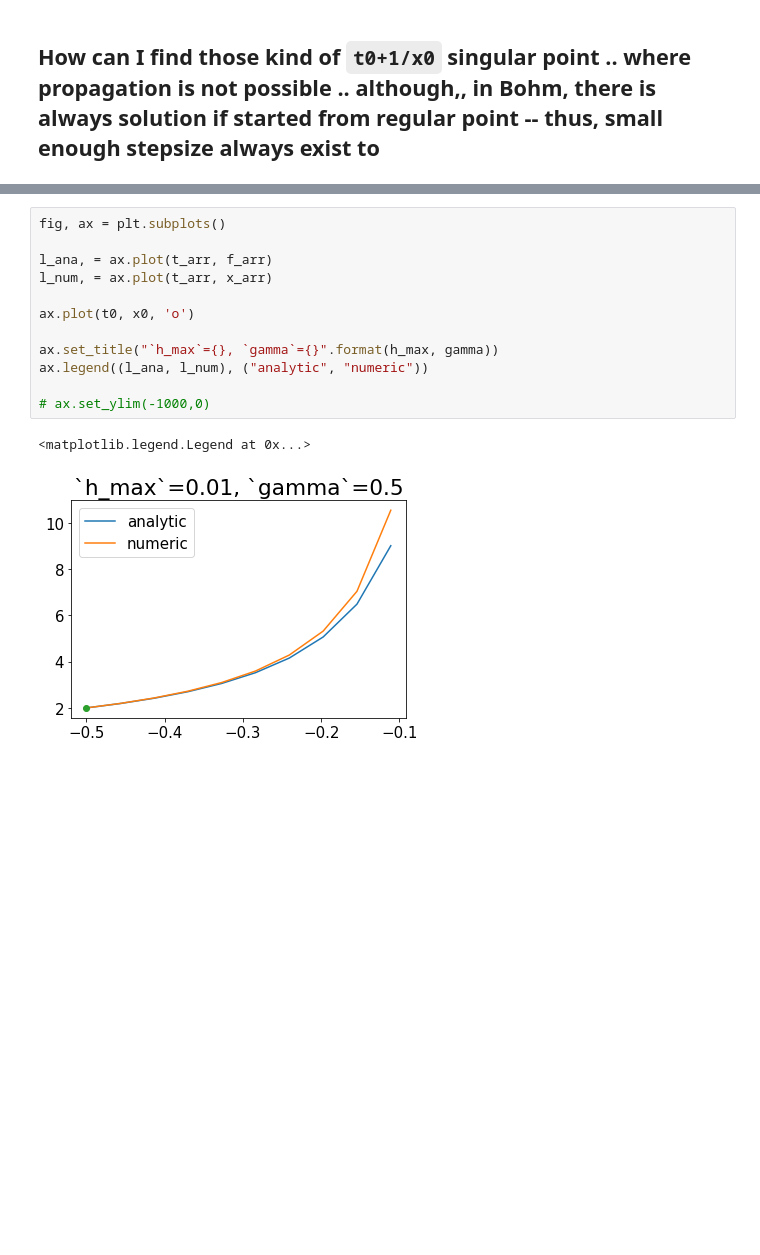
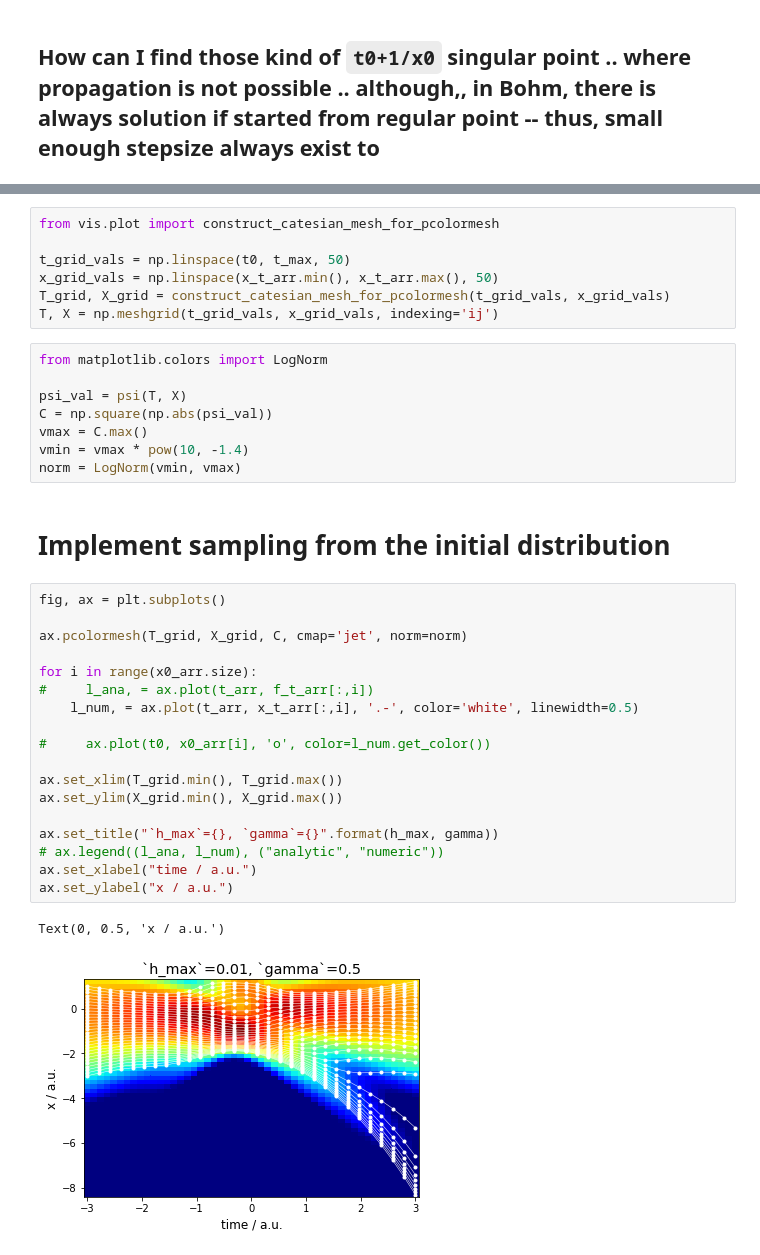
Before and after one commit to jam31118/implicit-euler, a Jupyter notebook: stepsize-control/dev-quad.ipynb, the cells around one changed output, grey strips where cells are left out. Drawn from its saved outputs; the diff is of its cells as text; blank space fills up the shorter version.

Commit message:
draft for bohm analytic

```diff
--- a/stepsize-control/dev-quad.ipynb
+++ b/stepsize-control/dev-quad.ipynb
@@ -135,16 +222,39 @@ f_arr = x_analytic(t_arr)
+# %%
+from vis.plot import construct_catesian_mesh_for_pcolormesh
+
+t_grid_vals = np.linspace(t0, t_max, 50)
+x_grid_vals = np.linspace(x_t_arr.min(), x_t_arr.max(), 50)
+T_grid, X_grid = construct_catesian_mesh_for_pcolormesh(t_grid_vals, x_grid_vals)
+T, X = np.meshgrid(t_grid_vals, x_grid_vals, indexing='ij')
+# %%
+from matplotlib.colors import LogNorm
+
+psi_val = psi(T, X)
+C = np.square(np.abs(psi_val))
+vmax = C.max()
+vmin = vmax * pow(10, -1.4)
+norm = LogNorm(vmin, vmax)
+# %% [markdown]
+# Implement sampling from the initial distribution
 # %%
 fig, ax = plt.subplots()
 
-l_ana, = ax.plot(t_arr, f_arr)
-l_num, = ax.plot(t_arr, x_arr)
+ax.pcolormesh(T_grid, X_grid, C, cmap='jet', norm=norm)
 
-ax.plot(t0, x0, 'o')
+for i in range(x0_arr.size):
+#     l_ana, = ax.plot(t_arr, f_t_arr[:,i])
+    l_num, = ax.plot(t_arr, x_t_arr[:,i], '.-', color='white', linewidth=0.5)
+
+#     ax.plot(t0, x0_arr[i], 'o', color=l_num.get_color())
+
+ax.set_xlim(T_grid.min(), T_grid.max())
+ax.set_ylim(X_grid.min(), X_grid.max())
 
 ax.set_title("`h_max`={}, `gamma`={}".format(h_max, gamma))
-ax.legend((l_ana, l_num), ("analytic", "numeric"))
-
-# ax.set_ylim(-1000,0)
+# ax.legend((l_ana, l_num), ("analytic", "numeric"))
+ax.set_xlabel("time / a.u.")
+ax.set_ylabel("x / a.u.")
 # %% [output]
-<matplotlib.legend.Legend at 0x...>
+Text(0, 0.5, 'x / a.u.')
-[figure, old version]
+[figure, new version]
 # %%
```
Also changed, not shown: parts of 17 cells of this notebook.
